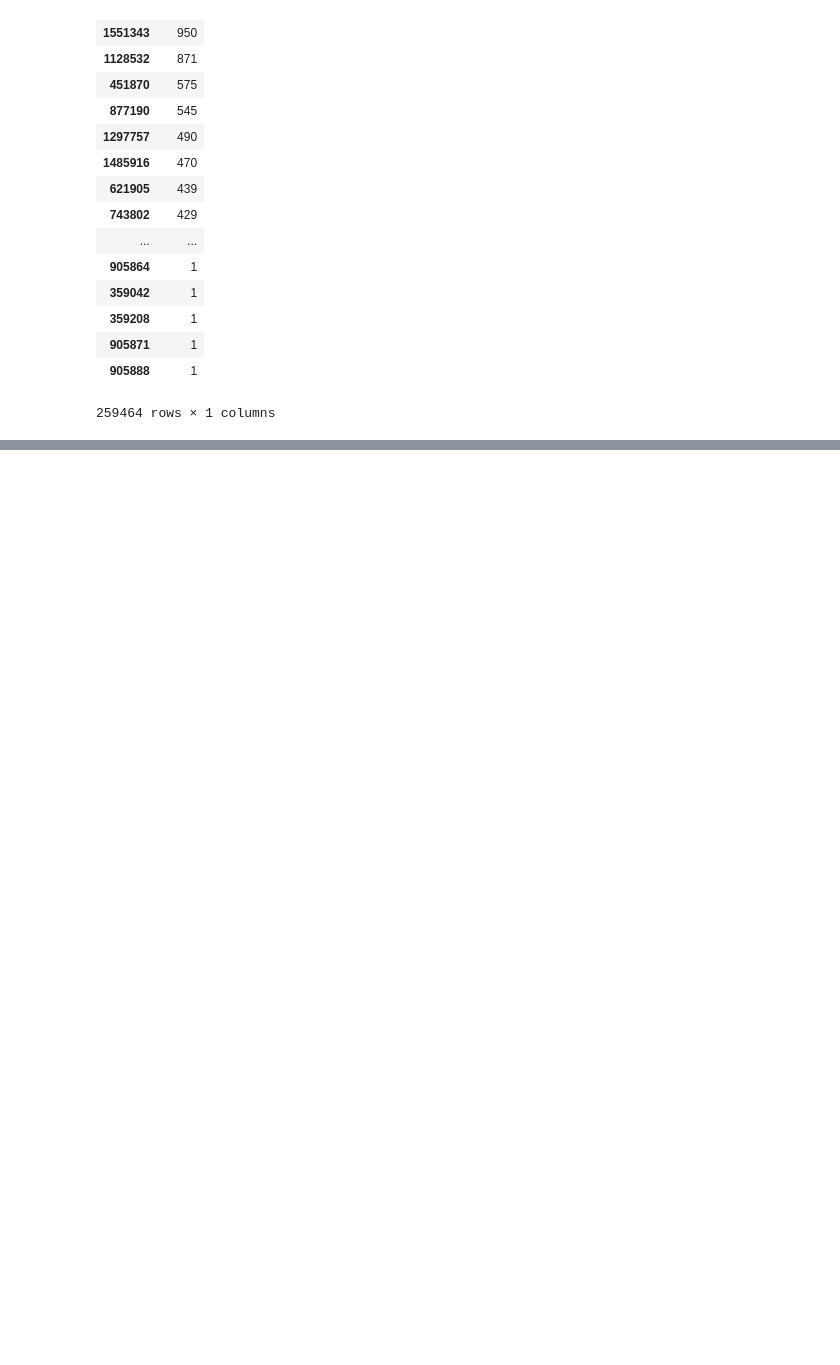
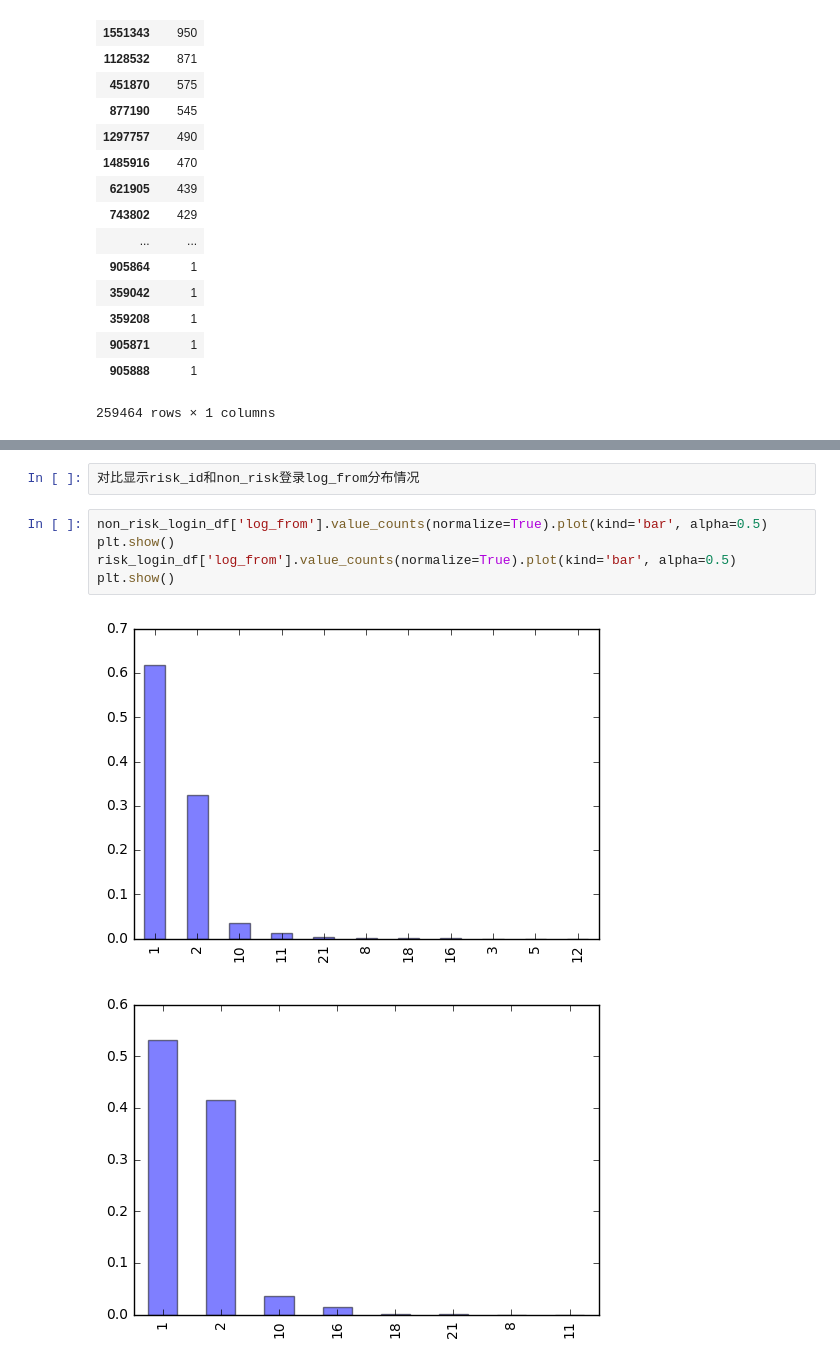
Before and after one commit to tusonggao/Kaggle_code, a Jupyter notebook: jd_contest/jd_contest.ipynb, the cells around one changed output, grey strips where cells are left out. Saved outputs shown, nothing was run; the diff lists cells and outputs as text; blank space fills up the shorter version.

```diff
--- a/jd_contest/jd_contest.ipynb
+++ b/jd_contest/jd_contest.ipynb
@@ -237,0 +260,10 @@ Name: result, dtype: int64
+# %%
+对比显示risk_id和non_risk登录log_from分布情况
+# %%
+non_risk_login_df['log_from'].value_counts(normalize=True).plot(kind='bar', alpha=0.5)
+plt.show()
+risk_login_df['log_from'].value_counts(normalize=True).plot(kind='bar', alpha=0.5)
+plt.show()
+# %% [output]
+[figure, added]
+[figure, added]
```
Also changed, not shown: parts of 8 cells of this notebook.
